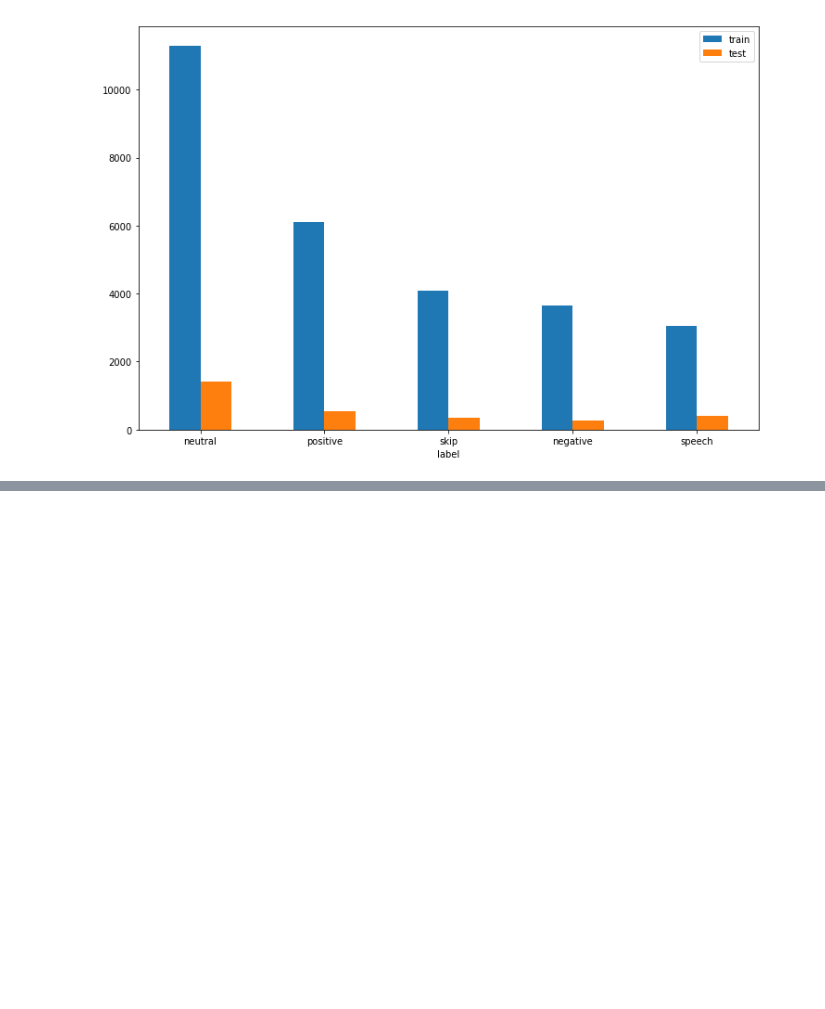
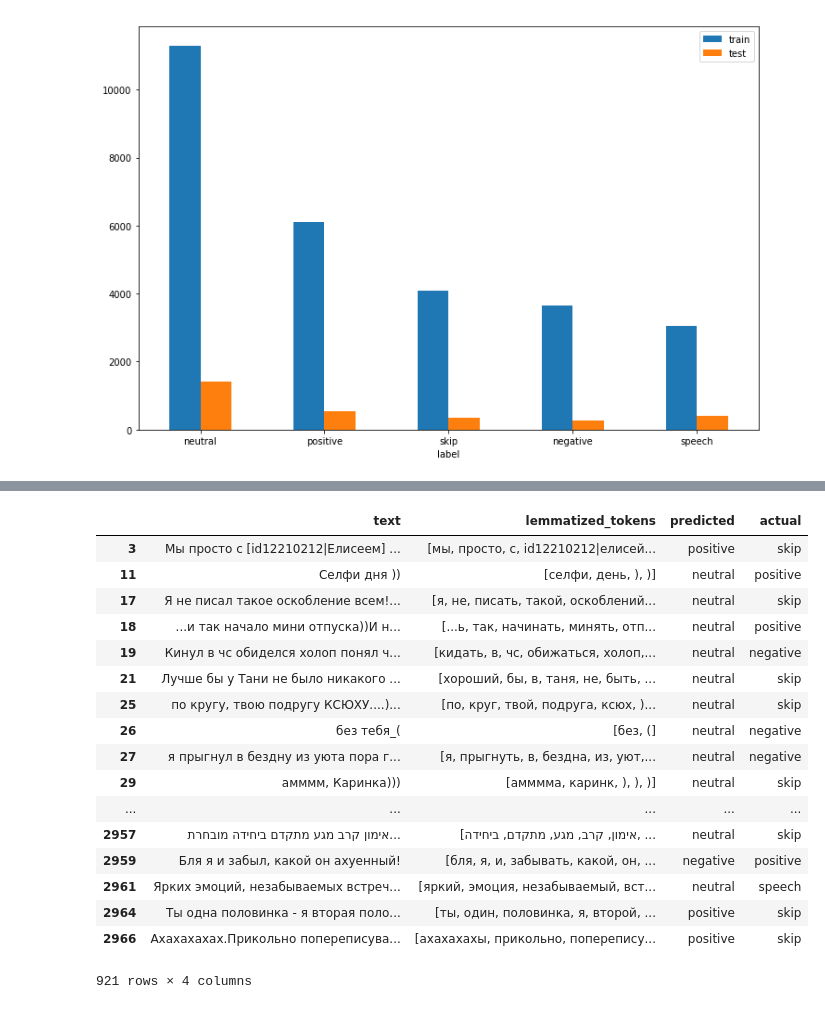
Before and after one commit to ideis/HSE-transfer-learning-in-NLP, a Jupyter notebook: svm_classifier.ipynb, the cells around one changed output, grey strips where cells are left out. Cells and saved outputs as stored; diff of their text form; code cells hidden in the pictures; blank space fills up the shorter version.

```diff
--- a/svm_classifier.ipynb
+++ b/svm_classifier.ipynb
@@ -196,0 +186,21 @@ f1-score: 0.6616
+# %%
+errors
+# %% [output]
+|  | text | lemmatized_tokens | predicted | actual |
+| 3 | Мы просто с [id12210212|Елисеем] ... | [мы, просто, с, id12210212|елисей... | positive | skip |
+| 11 | Селфи дня )) | [селфи, день, ), )] | neutral | positive |
+| 17 | Я не писал такое оскобление всем!... | [я, не, писать, такой, оскоблений... | neutral | skip |
+| 18 | ...и так начало мини отпуска))И н... | [...ь, так, начинать, минять, отп... | neutral | positive |
+| 19 | Кинул в чс обиделся холоп понял ч... | [кидать, в, чс, обижаться, холоп,... | neutral | negative |
+| 21 | Лучше бы у Тани не было никакого ... | [хороший, бы, в, таня, не, быть, ... | neutral | skip |
+| 25 | по кругу, твою подругу КСЮХУ....)... | [по, круг, твой, подруга, ксюх, )... | neutral | skip |
+| 26 | без тебя_( | [без, (] | neutral | negative |
+| 27 | я прыгнул в бездну из уюта пора г... | [я, прыгнуть, в, бездна, из, уют,... | neutral | negative |
+| 29 | амммм, Каринка))) | [амммма, каринк, ), ), )] | neutral | skip |
+| ... | ... | ... | ... | ... |
+| 2957 | אימון קרב מגע מתקדם ביחידה מובחרת... | [אימון, קרב, מגע, מתקדם, ביחידה, ... | neutral | skip |
+| 2959 | Бля я и забыл, какой он ахуенный! | [бля, я, и, забывать, какой, он, ... | negative | positive |
+| 2961 | Ярких эмоций, незабываемых встреч... | [яркий, эмоция, незабываемый, вст... | neutral | speech |
+| 2964 | Ты одна половинка - я вторая поло... | [ты, один, половинка, я, второй, ... | positive | skip |
+| 2966 | Ахахахахах.Прикольно попереписува... | [ахахахахы, прикольно, поперепису... | positive | skip |
+921 rows × 4 columns
```
Also changed, not shown: parts of 9 cells of this notebook.
